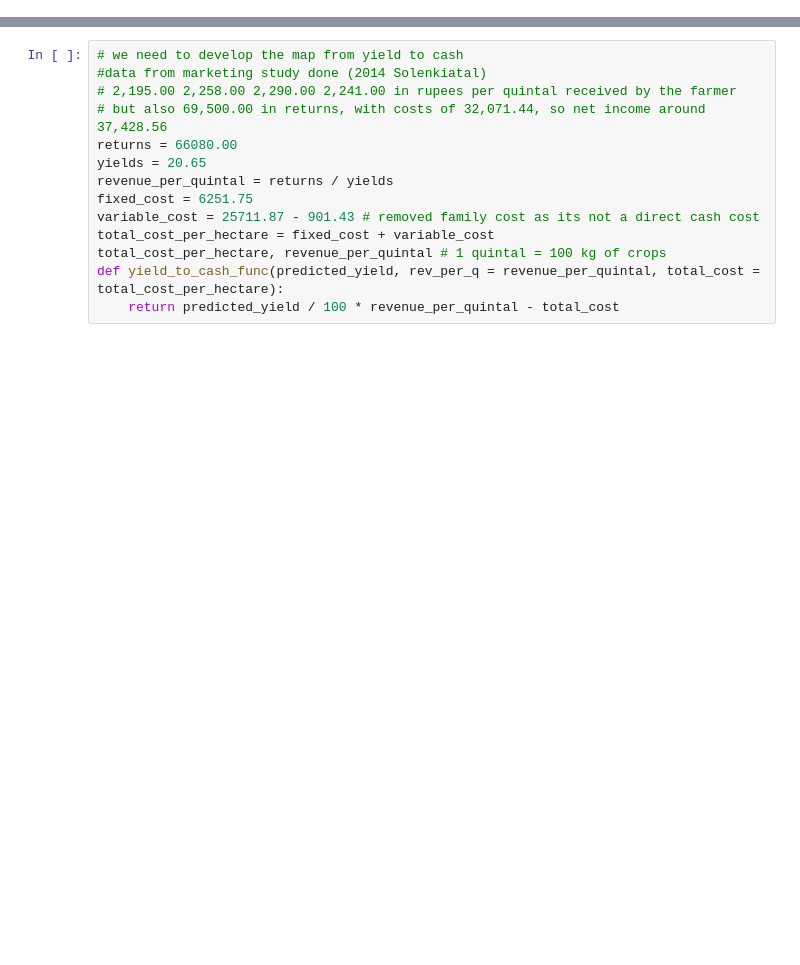
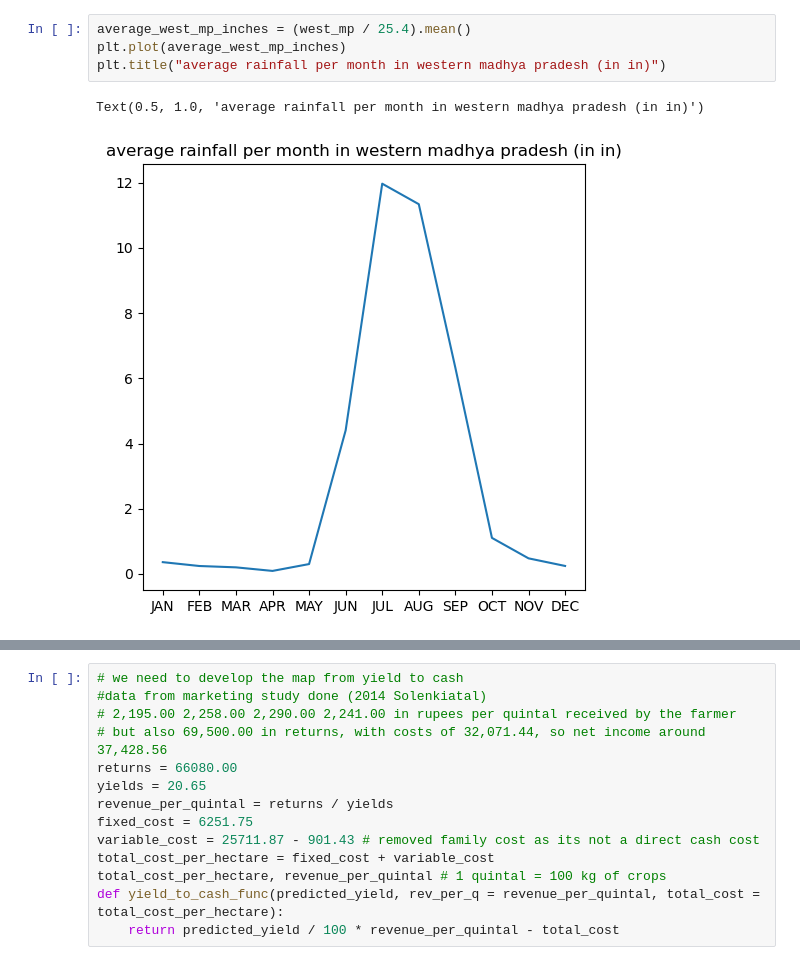
Before and after one commit to ken-neth-wang/crop-insurance, a Jupyter notebook: notebooks/insurance_simulator.ipynb, the cells around one changed output, grey strips where cells are left out. Drawn from its saved outputs; the diff is of its cells as text; blank space fills up the shorter version.

```diff
--- a/notebooks/simulator.ipynb
+++ b/notebooks/insurance_simulator.ipynb
@@ -29,0 +158,7 @@ executing.executing.NotOneValueFound: Expected one value, found 0
+# %%
+average_west_mp_inches = (west_mp / 25.4).mean()
+plt.plot(average_west_mp_inches)
+plt.title("average rainfall per month in western madhya pradesh (in in)")
+# %% [output]
+Text(0.5, 1.0, 'average rainfall per month in western madhya pradesh (in in)')
+[figure, added]
```
Also changed, not shown: parts of 53 cells of this notebook, 2 other files.
